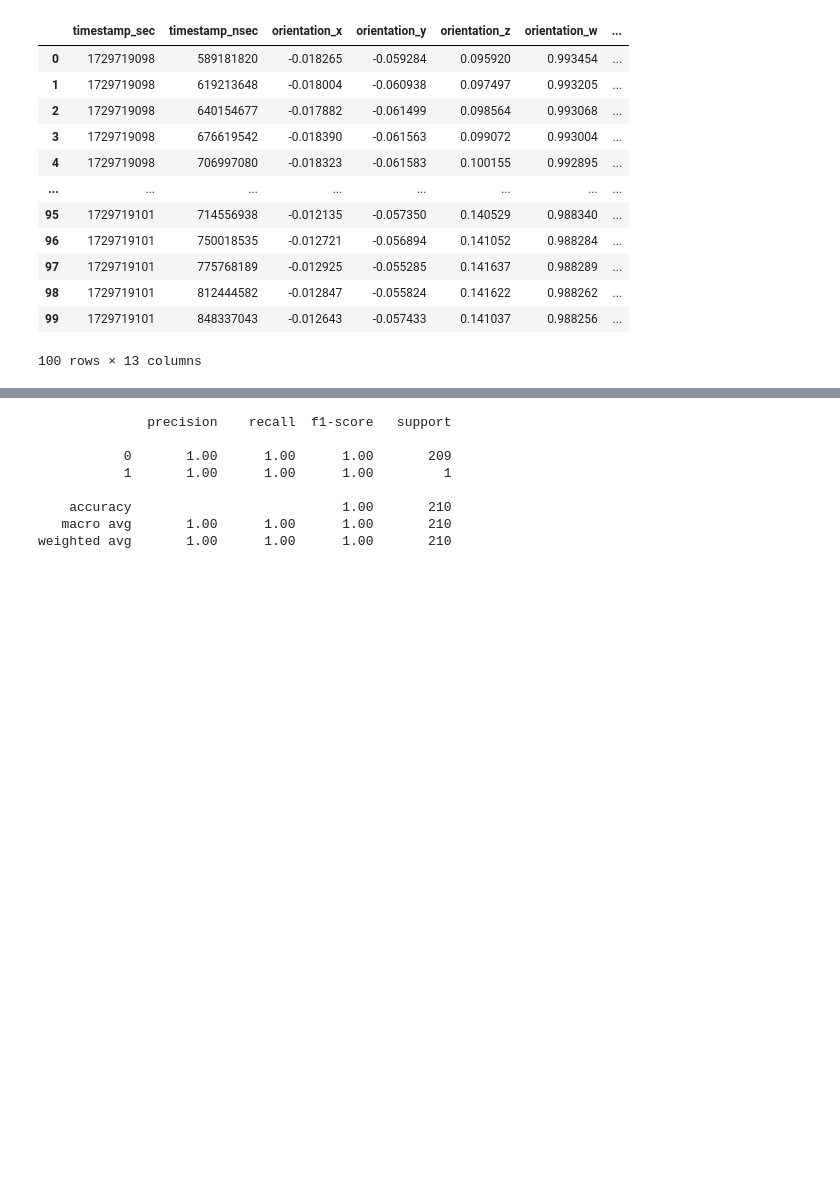
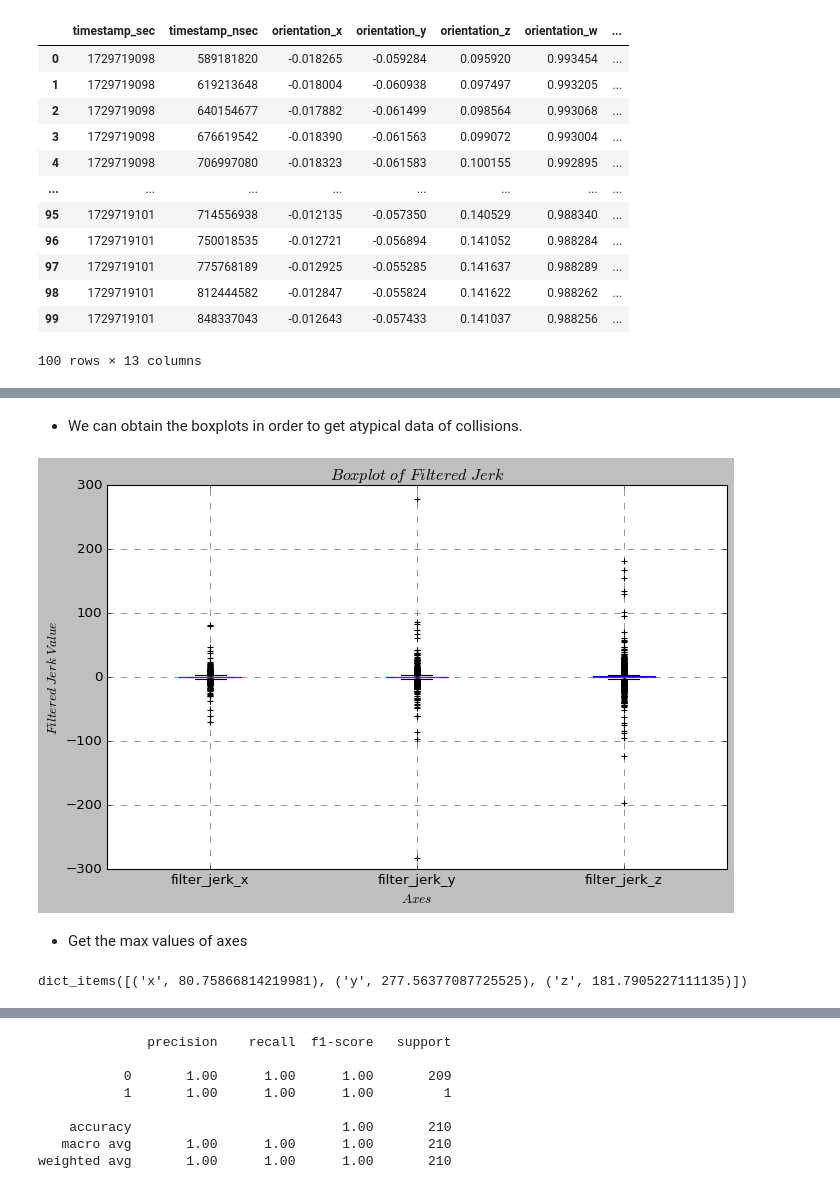
Before and after one commit to DuneV/Kiwi-IE-test, a Jupyter notebook: analysis/notebooks/processing.ipynb, the cells around one changed output, grey strips where cells are left out. Drawn from its saved outputs; the diff is of its cells as text; code cells hidden in the pictures; blank space fills up the shorter version.

```diff
--- a/analysis/notebooks/processing.ipynb
+++ b/analysis/notebooks/processing.ipynb
@@ -130,0 +289,25 @@ plt.show()
+# %%
+# hyper parameter of convex filter
+eta = 0.1
+for axis in ['x', 'y', 'z']:
+    data_jerk[f'filter_jerk_{axis}'] = (1 - eta) * data_jerk[f"jerk_{axis}"] + eta * data_jerk[f'angular_jerk_{axis}']
+# %% [markdown]
+- We can obtain the boxplots in order to get atypical data of collisions.
+# %%
+plt.figure(figsize=(10, 6))
+data_jerk[['filter_jerk_x', 'filter_jerk_y', 'filter_jerk_z']].boxplot()
+plt.title(r"$Boxplot\;of\ Filtered\ Jerk$")
+plt.ylabel(r"$Filtered\;Jerk\;Value$")
+plt.xlabel("$Axes$")
+plt.grid(True, linestyle='--', alpha=0.7)
+plt.show()
+# %% [output]
+[figure, added]
+# %% [markdown]
+- Get the max values of axes
+# %%
+# variables
+max_jerk = {'x':data_jerk['filter_jerk_x'].max() , 'y':data_jerk['filter_jerk_y'].max(), 'z':data_jerk['filter_jerk_z'].max()}
+print(max_jerk.items())
+# %% [output]
+dict_items([('x', 80.75866814219981), ('y', 277.56377087725525), ('z', 181.7905227111135)])
```
Also changed, not shown: parts of 106 cells of this notebook, 43 other files.
